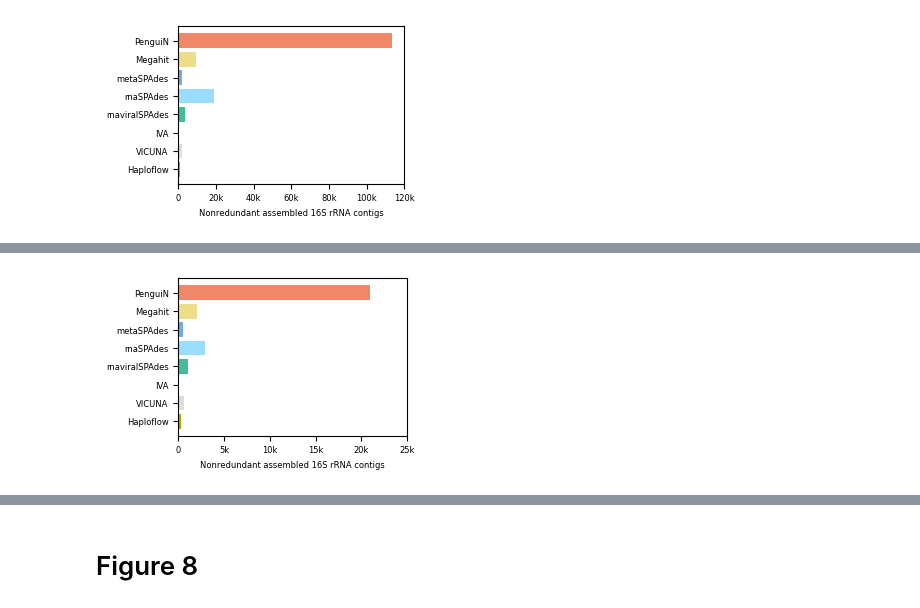
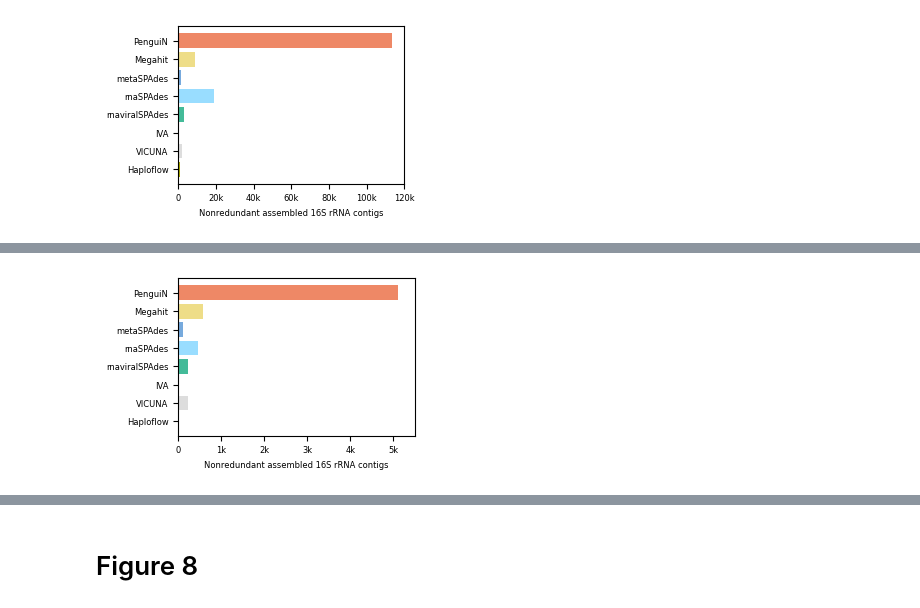
Before and after one commit to AnnSeidel/penguin-analysis, a Jupyter notebook: notebooks/metatranscriptomes_16S.ipynb, the cells around one changed output, grey strips where cells are left out. Saved outputs shown, nothing was run; the diff lists cells and outputs as text; code cells hidden in the pictures.

Commit message:
Figure 7 changed, SILVA coverage used now

```diff
--- a/notebooks/metatranscriptomes_16S.ipynb
+++ b/notebooks/metatranscriptomes_16S.ipynb
@@ -113,27 +114,27 @@ plt.savefig(outDir + "Fig_7_B.png", dpi=DPI, transparent=True)
 # %%
 # Figure 7 C
 
-def plot_horizontal_silva_50perccov_99clust(ax):
+def plot_horizontal_silva_50perccov_99clust_silva80(ax):
 
     assemblers0 = ("penguin", "megahit", "metaspades", "rnaspades",
      "rnaviralspades", "iva", "vicuna", "haploflow")
     assemblers = [label_dic[key] for key in assemblers0]
-    rrnas_counts = (20923, 2034, 477, 2860, 1019, 79, 648, 261)
+    rrnas_counts = (5102, 586, 117, 461, 238, 22, 226, 24)
 
     ax.barh(assemblers, rrnas_counts, align='center',
      color=[color_dic[key] for key in assemblers0])
     ax.invert_yaxis()
     ax.set_xlabel('Nonredundant assembled 16S rRNA contigs')
 
     #ax.xaxis.set_ticks(np.array([0, 20000, 50000, 70000, 100000]))
-    ax.set_xlim(0, 25000)#
+    ax.set_xlim(0, 5500)#
 
 fig=plt.figure()
 #Set size
-plot_horizontal_silva_50perccov_99clust(plt.gca())
+plot_horizontal_silva_50perccov_99clust_silva80(plt.gca())
 plt.gca().xaxis.set_major_formatter(xfmt)
 fig.set_size_inches(figureSize)
 fig.tight_layout()
 plt.savefig(outDir + "Fig_7_C.png", dpi=DPI, transparent=True)
 # %% [output]
-[figure, old version]
+[figure, new version]
```
Also changed, not shown: parts of 5 cells of this notebook.
